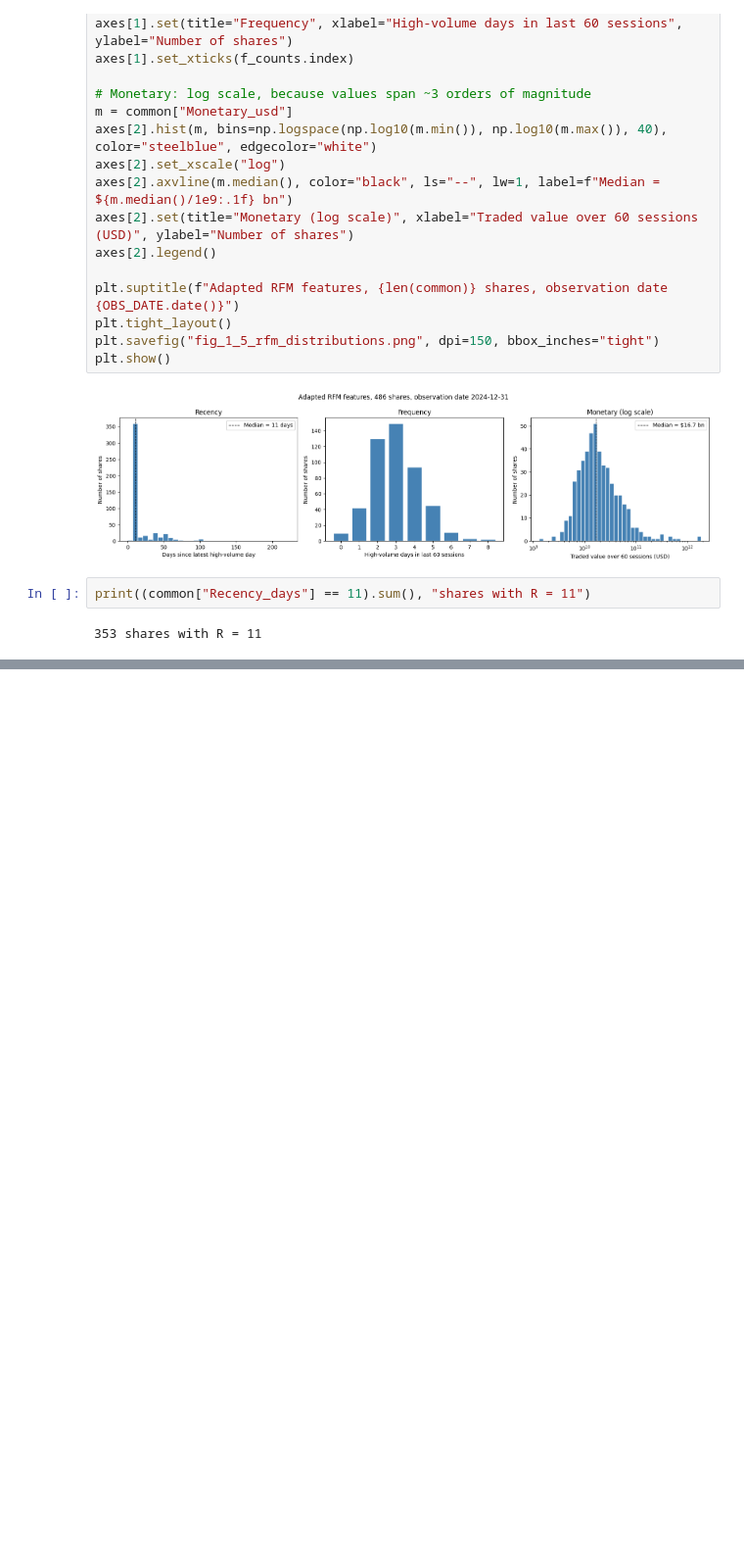
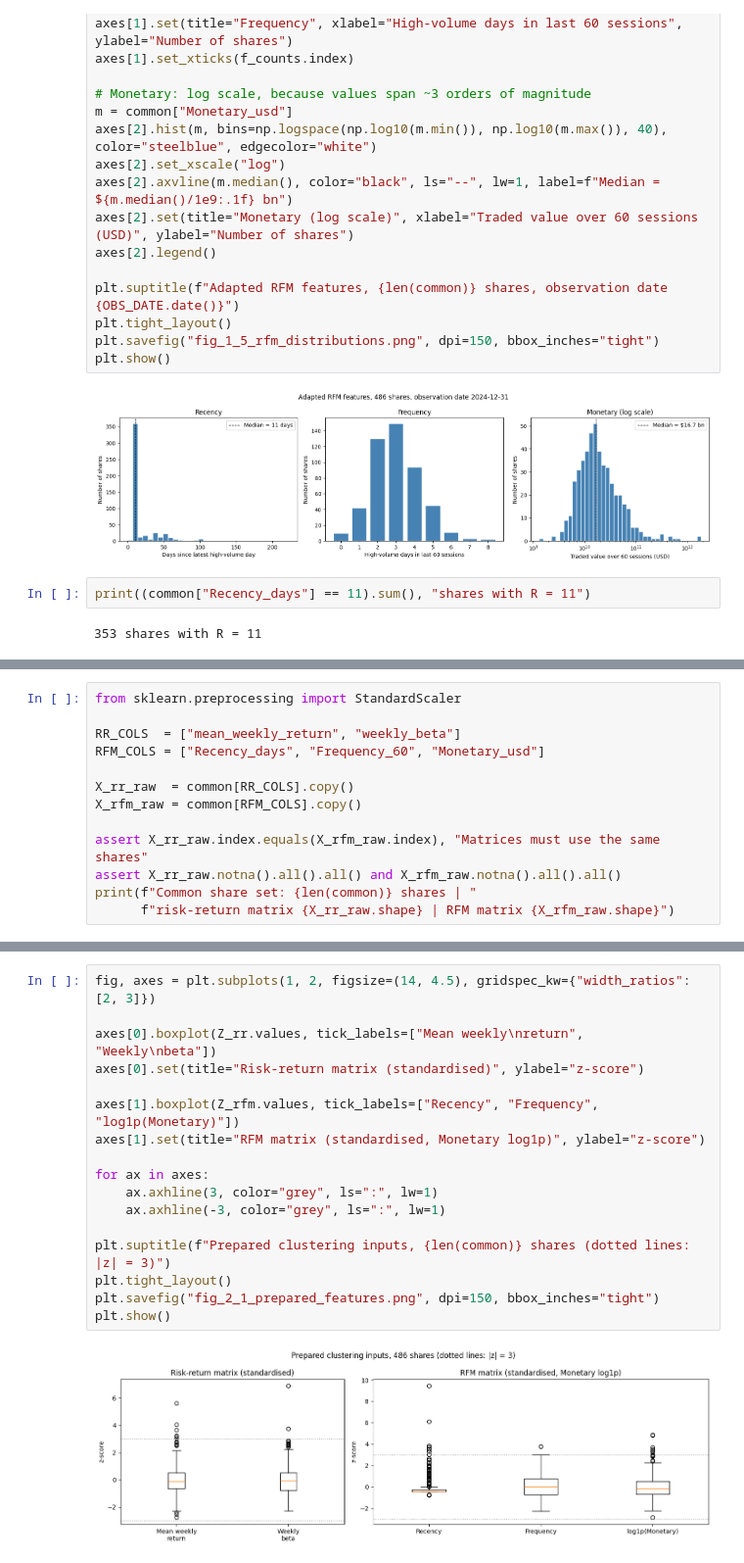
Before and after one commit to Dheena2411/CRM-CM-CW1, a Jupyter notebook: CRM&CM_CW1_T1_T2.ipynb, the cells around one changed output, grey strips where cells are left out. Shown at 98% size. Drawn from its saved outputs; the diff is of its cells as text; blank space fills up the shorter version.

Commit message:
Task 2.1: feature matrices, transformation and scaling diagnostics

```diff
--- a/CRM&CM_CW1_T1_T2.ipynb
+++ b/CRM&CM_CW1_T1_T2.ipynb
@@ -783,0 +790,13 @@ print((common["Recency_days"] == 11).sum(), "shares with R = 11")
+# %%
+from sklearn.preprocessing import StandardScaler
+
+RR_COLS  = ["mean_weekly_return", "weekly_beta"]
+RFM_COLS = ["Recency_days", "Frequency_60", "Monetary_usd"]
+
+X_rr_raw  = common[RR_COLS].copy()
+X_rfm_raw = common[RFM_COLS].copy()
+
+assert X_rr_raw.index.equals(X_rfm_raw.index), "Matrices must use the same shares"
+assert X_rr_raw.notna().all().all() and X_rfm_raw.notna().all().all()
+print(f"Common share set: {len(common)} shares | "
+      f"risk-return matrix {X_rr_raw.shape} | RFM matrix {X_rfm_raw.shape}")
@@ -783,0 +906,19 @@ print((common["Recency_days"] == 11).sum(), "shares with R = 11")
+# %%
+fig, axes = plt.subplots(1, 2, figsize=(14, 4.5), gridspec_kw={"width_ratios": [2, 3]})
+
+axes[0].boxplot(Z_rr.values, tick_labels=["Mean weekly\nreturn", "Weekly\nbeta"])
+axes[0].set(title="Risk-return matrix (standardised)", ylabel="z-score")
+
+axes[1].boxplot(Z_rfm.values, tick_labels=["Recency", "Frequency", "log1p(Monetary)"])
+axes[1].set(title="RFM matrix (standardised, Monetary log1p)", ylabel="z-score")
+
+for ax in axes:
+    ax.axhline(3, color="grey", ls=":", lw=1)
+    ax.axhline(-3, color="grey", ls=":", lw=1)
+
+plt.suptitle(f"Prepared clustering inputs, {len(common)} shares (dotted lines: |z| = 3)")
+plt.tight_layout()
+plt.savefig("fig_2_1_prepared_features.png", dpi=150, bbox_inches="tight")
+plt.show()
+# %% [output]
+[figure, added]
```
Also changed, not shown: parts of 7 cells of this notebook.
